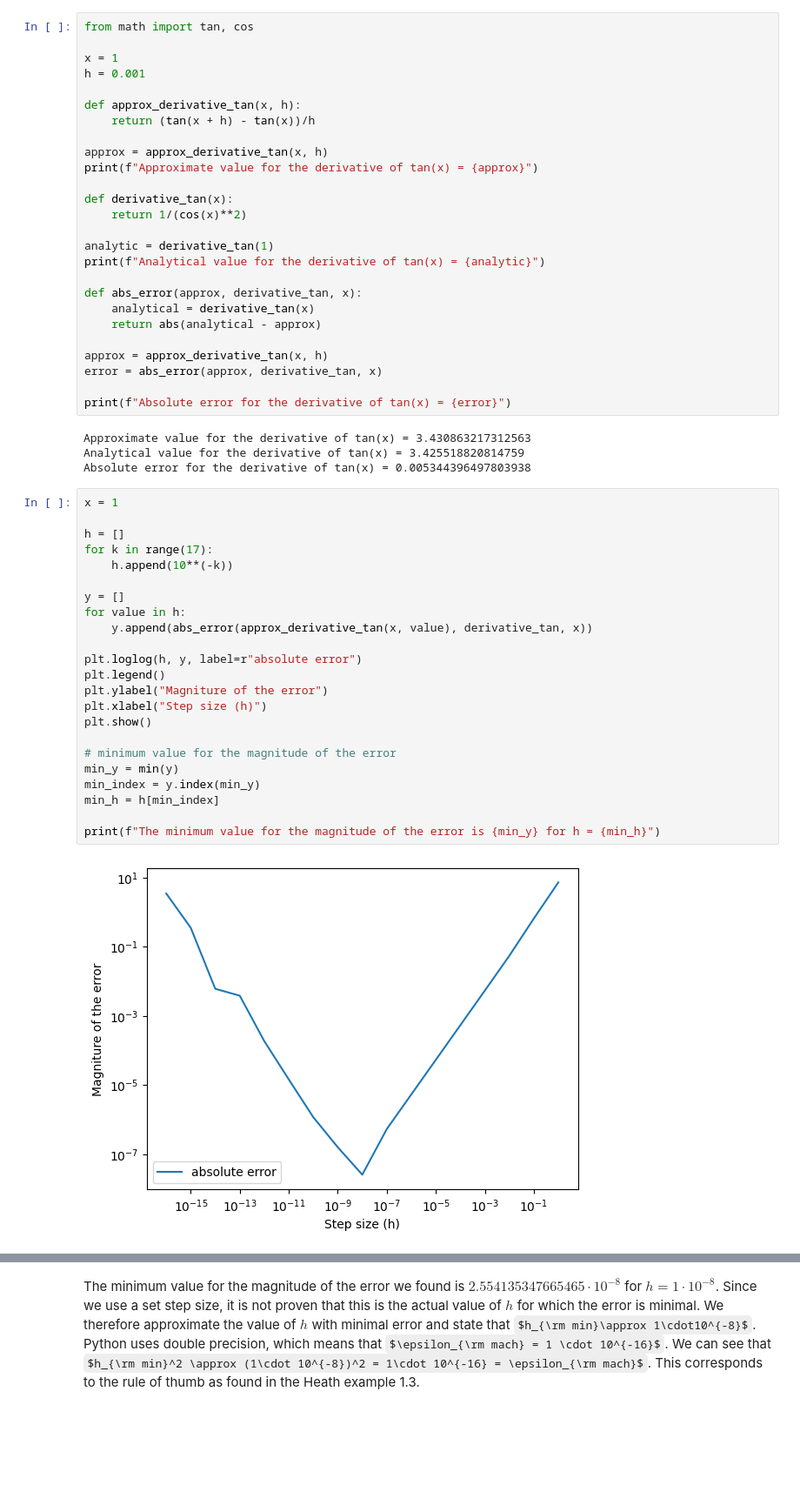
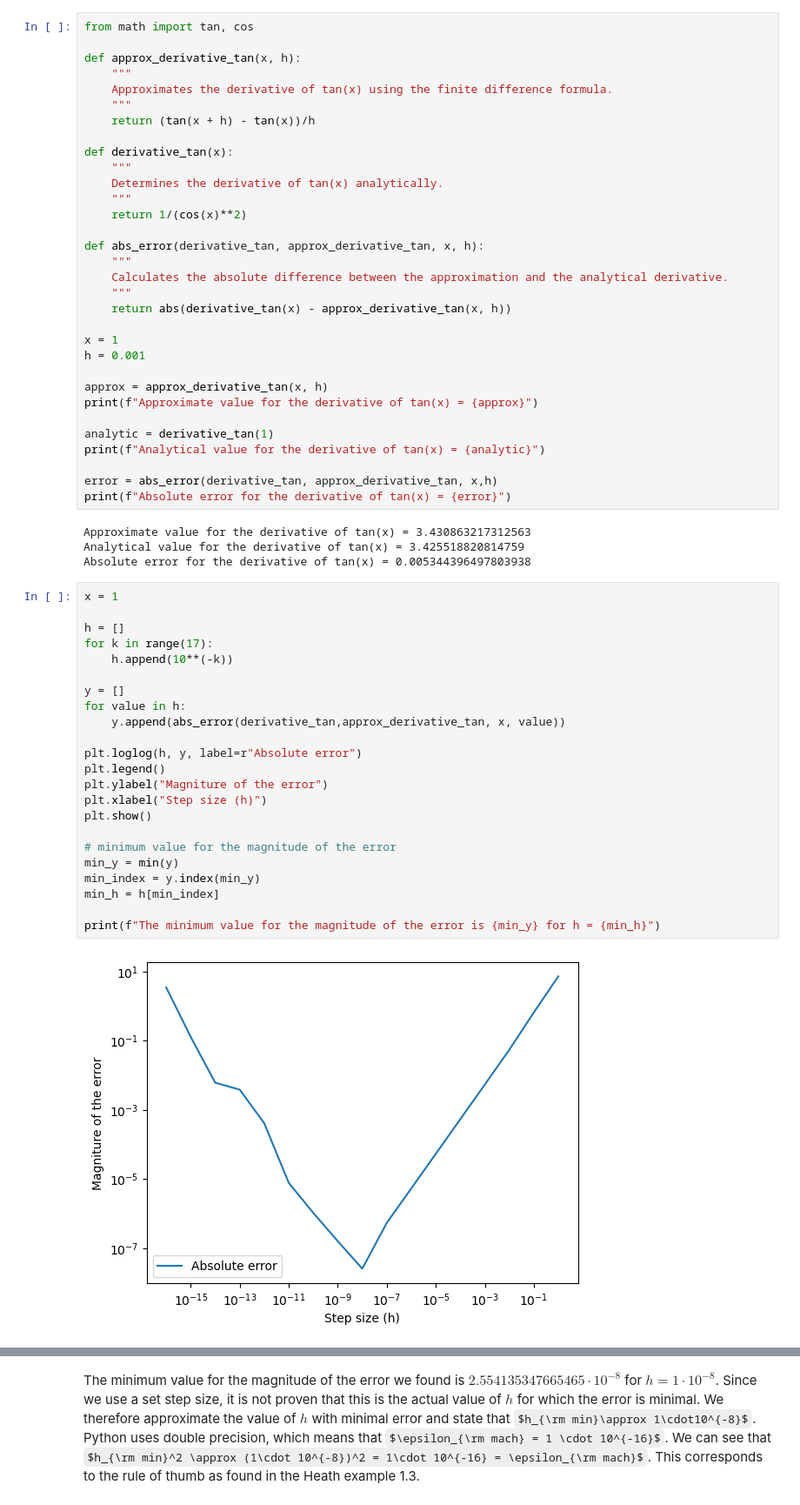
Before and after one commit to sachagijsbers/numerical_alg, a Jupyter notebook: hw1_2023.ipynb, the cells around one changed output, grey strips where cells are left out. Shown at 87% size. Cells and saved outputs as stored; diff of their text form; some formulas as TeX source; blank space fills up the shorter version.

```diff
--- a/hw1_2023.ipynb
+++ b/hw1_2023.ipynb
@@ -109,29 +109,35 @@ $$f'(x) \approx \frac{f(x+h) - f(x)}{h} .$$
 Test your program using the function $\tan(x)$ for $x=1$. Determine the error by comparing with the analytical derivative of $\tan(x)$. Plot the magnitude of the error as a function of $h$, for $h = 10^{-k}$, $k=0,1,2, \ldots, 16$ using an appropriate type of plot. Is there a minimum value for the magnitude of the error? How does the corresponding value for $h$ compare with the rule of thumb $h \approx \sqrt{\epsilon_{\rm mach}}$ derived in Heath example 1.3?
 # %%
 from math import tan, cos
+
+def approx_derivative_tan(x, h):
+    """
+    Approximates the derivative of tan(x) using the finite difference formula.
+    """
+    return (tan(x + h) - tan(x))/h
+
+def derivative_tan(x):
+    """
+    Determines the derivative of tan(x) analytically.
+    """
+    return 1/(cos(x)**2)
+
+def abs_error(derivative_tan, approx_derivative_tan, x, h):
+    """
+    Calculates the absolute difference between the approximation and the analytical derivative.
+    """
+    return abs(derivative_tan(x) - approx_derivative_tan(x, h))
 
 x = 1
 h = 0.001
 
-def approx_derivative_tan(x, h):
-    return (tan(x + h) - tan(x))/h
-
 approx = approx_derivative_tan(x, h)
 print(f"Approximate value for the derivative of tan(x) = {approx}")
-
-def derivative_tan(x):
-    return 1/(cos(x)**2)
 
 analytic = derivative_tan(1)
 print(f"Analytical value for the derivative of tan(x) = {analytic}")
 
-def abs_error(approx, derivative_tan, x):
-    analytical = derivative_tan(x)
-    return abs(analytical - approx)
-
-approx = approx_derivative_tan(x, h)
-error = abs_error(approx, derivative_tan, x)
-
+error = abs_error(derivative_tan, approx_derivative_tan, x,h)
 print(f"Absolute error for the derivative of tan(x) = {error}")
 # %% [output]
 Approximate value for the derivative of tan(x) = 3.430863217312563
@@ -140,28 +146,28 @@ Absolute error for the derivative of tan(x) = 0.005344396497803938
 # %%
 x = 1
 
 h = []
 for k in range(17):
     h.append(10**(-k))
 
 y = []
 for value in h:
-    y.append(abs_error(approx_derivative_tan(x, value), derivative_tan, x))
+    y.append(abs_error(derivative_tan,approx_derivative_tan, x, value))
 
-plt.loglog(h, y, label=r"absolute error")
+plt.loglog(h, y, label=r"Absolute error")
 plt.legend()
 plt.ylabel("Magniture of the error")
 plt.xlabel("Step size (h)")
 plt.show()
 
 # minimum value for the magnitude of the error
 min_y = min(y)
 min_index = y.index(min_y)
 min_h = h[min_index]
 
 print(f"The minimum value for the magnitude of the error is {min_y} for h = {min_h}")
 # %% [output]
-[figure, old version]
+[figure, new version]
 The minimum value for the magnitude of the error is 2.554135347665465e-08 for h = 1e-08
 # %% [markdown]
 The minimum value for the magnitude of the error we found is $2.554135347665465\cdot 10^{-8}$ for $h = 1\cdot 10^{-8}$. Since we use a set step size, it is not proven that this is the actual value of $h$ for which the error is minimal. We therefore approximate the value of $h$ with minimal error and state that $h_{\rm min}\approx 1\cdot10^{-8}$. Python uses double precision, which means that $\epsilon_{\rm mach} = 1 \cdot 10^{-16}$. We can see that $h_{\rm min}^2 \approx (1\cdot 10^{-8})^2 = 1\cdot 10^{-16} = \epsilon_{\rm mach}$. This corresponds to the rule of thumb as found in the Heath example 1.3.
```
Also changed, not shown: parts of 7 cells of this notebook.
